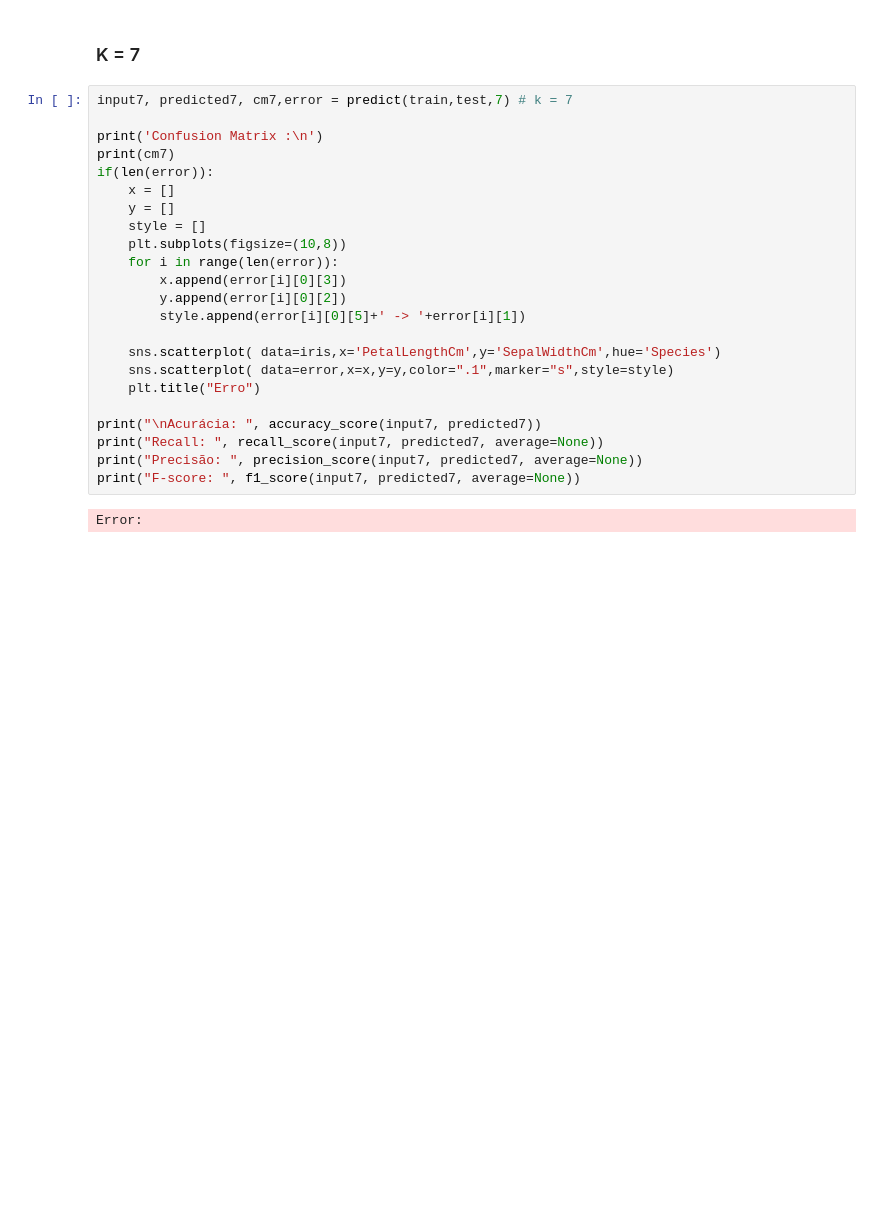
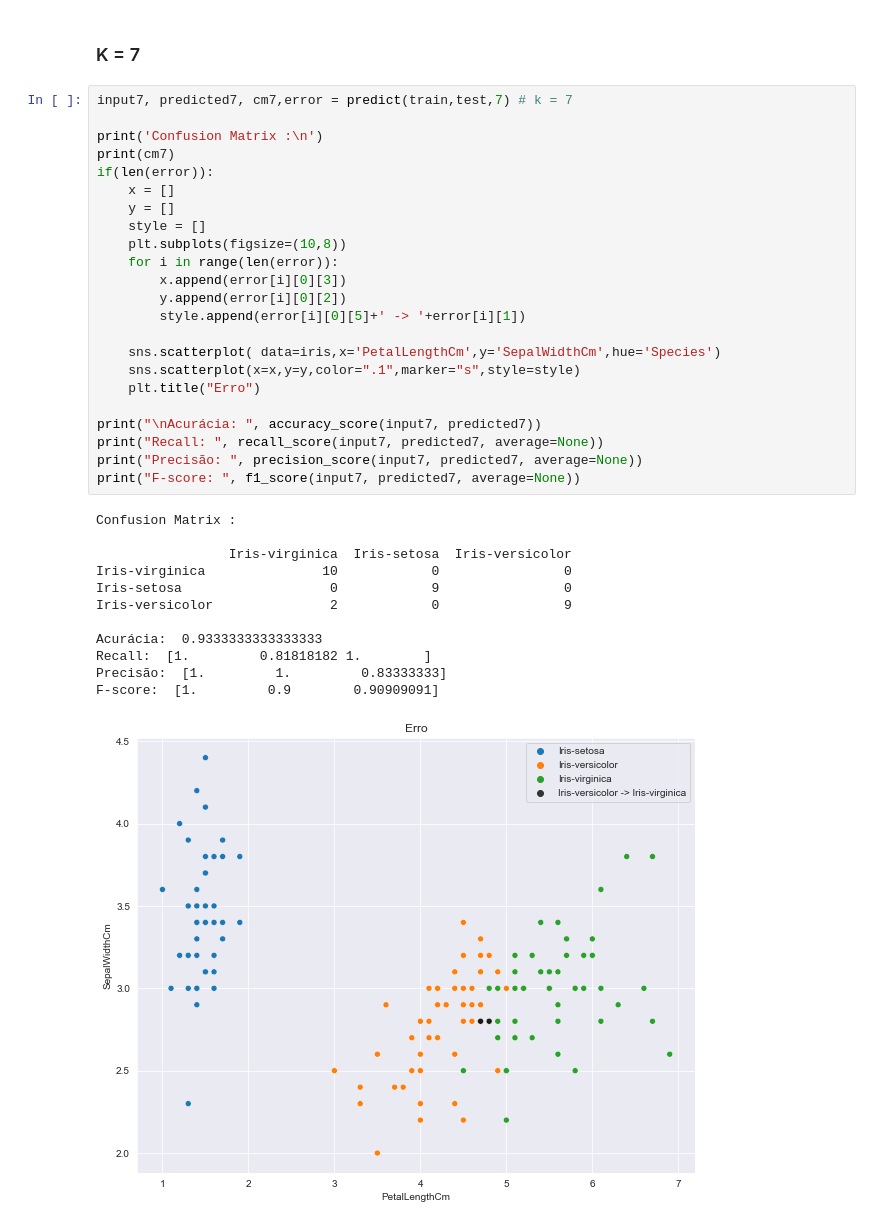
Before and after one commit to MrDuckBr/Artificial_Inteligence_KNN, a Jupyter notebook: IrisSpeciesKnn.ipynb, the cells around one changed output. Cells and saved outputs as stored; diff of their text form; blank space fills up the shorter version.

```diff
--- a/IrisSpeciesKnn.ipynb
+++ b/IrisSpeciesKnn.ipynb
@@ -210,25 +232,36 @@ Error:
 # %%
 input7, predicted7, cm7,error = predict(train,test,7) # k = 7
 
 print('Confusion Matrix :\n')
 print(cm7)
 if(len(error)):
     x = []
     y = []
     style = []
     plt.subplots(figsize=(10,8))
     for i in range(len(error)):
         x.append(error[i][0][3])
         y.append(error[i][0][2])
         style.append(error[i][0][5]+' -> '+error[i][1])
 
     sns.scatterplot( data=iris,x='PetalLengthCm',y='SepalWidthCm',hue='Species')
-    sns.scatterplot( data=error,x=x,y=y,color=".1",marker="s",style=style)
+    sns.scatterplot(x=x,y=y,color=".1",marker="s",style=style)
     plt.title("Erro")
 
 print("\nAcurácia: ", accuracy_score(input7, predicted7))
 print("Recall: ", recall_score(input7, predicted7, average=None))
 print("Precisão: ", precision_score(input7, predicted7, average=None))
 print("F-score: ", f1_score(input7, predicted7, average=None))
 # %% [output]
-Error:
+Confusion Matrix :
+
+                 Iris-virginica  Iris-setosa  Iris-versicolor
+Iris-virginica               10            0                0
+Iris-setosa                   0            9                0
+Iris-versicolor               2            0                9
+
+Acurácia:  0.9333333333333333
+Recall:  [1.         0.81818182 1.        ]
+Precisão:  [1.         1.         0.83333333]
+F-score:  [1.         0.9        0.90909091]
+[figure, added]
```
Also changed, not shown: parts of 17 cells of this notebook.
